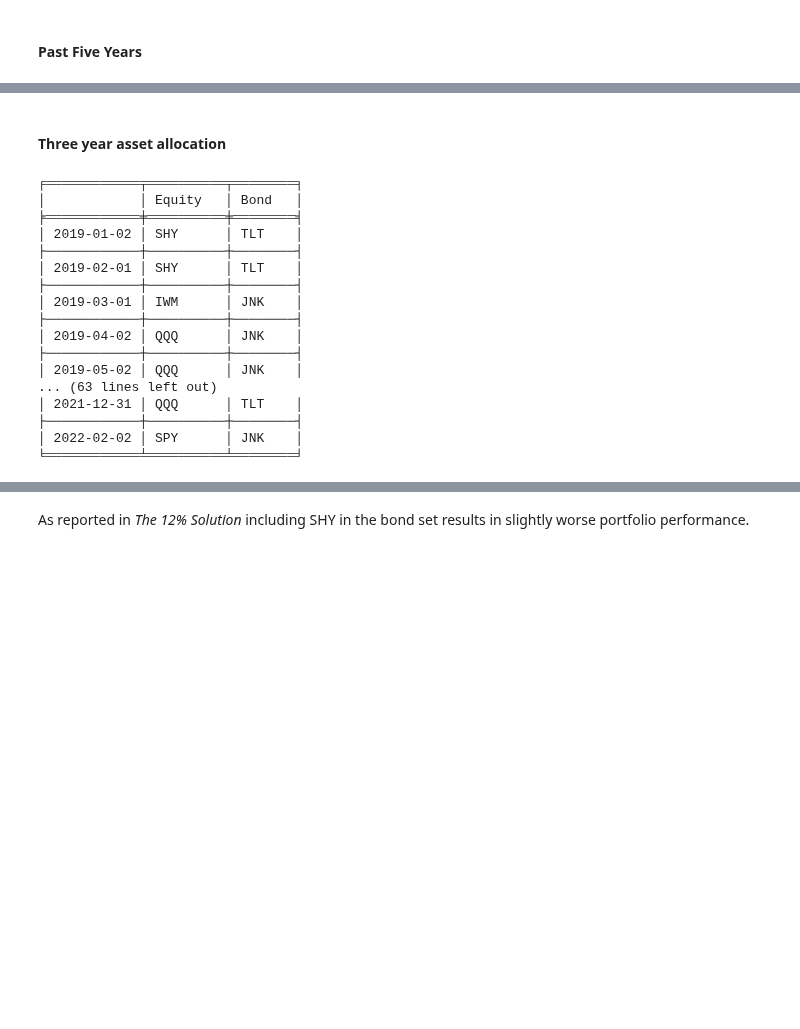
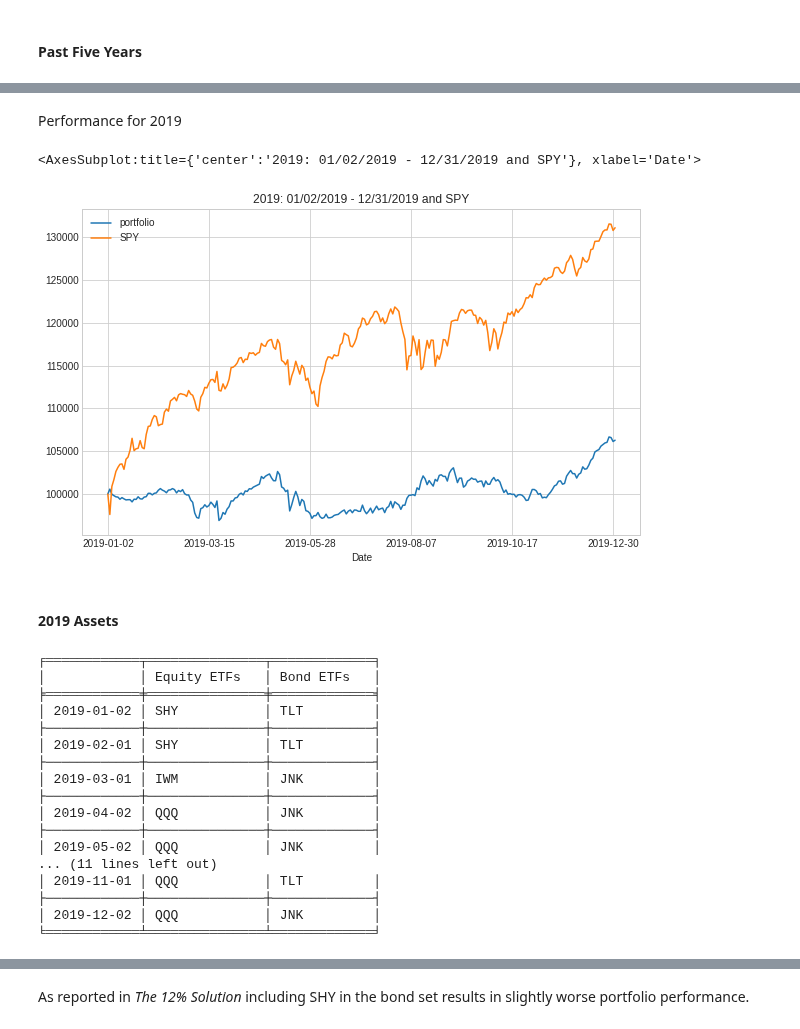
Before and after one commit to IanLKaplan/twelve_percent, a Jupyter notebook: twelve_percent.ipynb, the cells around one changed output, grey strips where cells are left out. Saved outputs shown, nothing was run; the diff lists cells and outputs as text; code cells hidden in the pictures; blank space fills up the shorter version.

```diff
--- a/twelve_percent.ipynb
+++ b/twelve_percent.ipynb
@@ -1029,26 +1032,47 @@ plot_df.plot(grid=True, title=f'3-years: {three_year_start.strftime("%m/%d/%Y")}
 [figure]
+# %% [markdown]
+<p>
+Performance for 2019
+</p>
+# %%
+d2019_start = datetime.fromisoformat("2019-01-02")
+d2019_end = datetime.fromisoformat("2019-12-31")
+
+d2019_portfolio_df, d2019_assets_df = portfolio_return(holdings=holdings,
+                                              asset_percent=equity_percent,
+                                              bond_percent=bond_percent,
+                                              asset_etfs=asset_adj_close,
+                                              bond_etfs=fixed_income_adjclose,
+                                              start_date=d2019_start,
+                                              end_date=d2019_end)
+
+plot_df = build_plot_data(holdings, d2019_portfolio_df, spy_df)
+plot_df.plot(grid=True, title=f'2019: {d2019_start.strftime("%m/%d/%Y")} - {d2019_end.strftime("%m/%d/%Y")} and SPY', figsize=(10,6))
+# %% [output]
+<AxesSubplot:title={'center':'2019: 01/02/2019 - 12/31/2019 and SPY'}, xlabel='Date'>
+[figure, added]
 # %% [markdown]
 <h4>
-Three year asset allocation
+2019 Assets
 </h4>
 # %%
-print(tabulate(assets_df, headers=['Equity', 'Bond'], tablefmt='fancy_grid'))
+print(tabulate(d2019_assets_df, headers=['Equity ETFs', 'Bond ETFs'], tablefmt='fancy_grid'))
 # %% [output]
-╒════════════╤══════════╤════════╕
-│            │ Equity   │ Bond   │
-╞════════════╪══════════╪════════╡
-│ 2019-01-02 │ SHY      │ TLT    │
-├────────────┼──────────┼────────┤
-│ 2019-02-01 │ SHY      │ TLT    │
-├────────────┼──────────┼────────┤
-│ 2019-03-01 │ IWM      │ JNK    │
-├────────────┼──────────┼────────┤
-│ 2019-04-02 │ QQQ      │ JNK    │
-├────────────┼──────────┼────────┤
-│ 2019-05-02 │ QQQ      │ JNK    │
-... (63 lines left out)
-│ 2021-12-31 │ QQQ      │ TLT    │
-├────────────┼──────────┼────────┤
-│ 2022-02-02 │ SPY      │ JNK    │
-╘════════════╧══════════╧════════╛
+╒════════════╤═══════════════╤═════════════╕
+│            │ Equity ETFs   │ Bond ETFs   │
+╞════════════╪═══════════════╪═════════════╡
+│ 2019-01-02 │ SHY           │ TLT         │
+├────────────┼───────────────┼─────────────┤
+│ 2019-02-01 │ SHY           │ TLT         │
+├────────────┼───────────────┼─────────────┤
+│ 2019-03-01 │ IWM           │ JNK         │
+├────────────┼───────────────┼─────────────┤
+│ 2019-04-02 │ QQQ           │ JNK         │
+├────────────┼───────────────┼─────────────┤
+│ 2019-05-02 │ QQQ           │ JNK         │
+... (11 lines left out)
+│ 2019-11-01 │ QQQ           │ TLT         │
+├────────────┼───────────────┼─────────────┤
+│ 2019-12-02 │ QQQ           │ JNK         │
+╘════════════╧═══════════════╧═════════════╛
 # %% [markdown]
```
Also changed, not shown: parts of 11 cells of this notebook.
